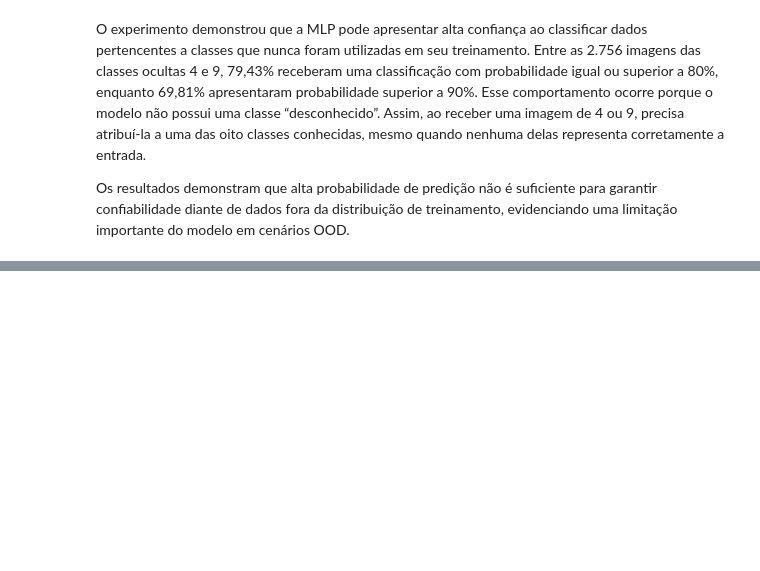
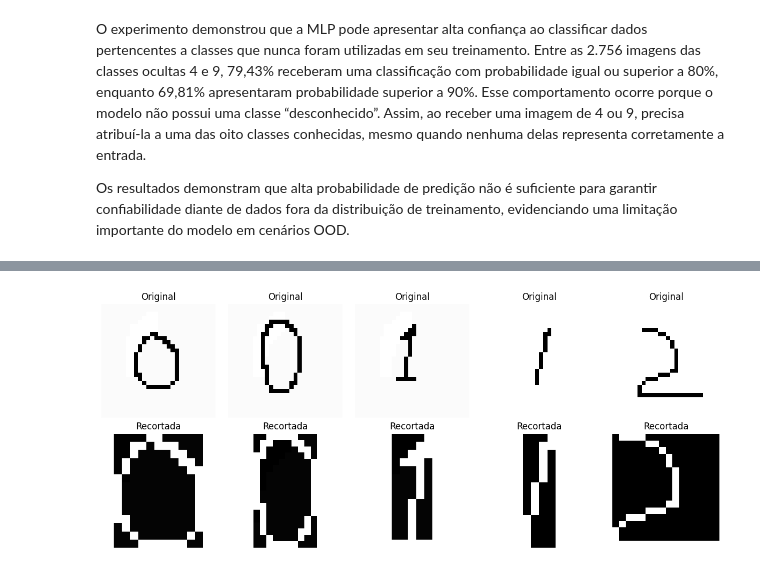
Before and after one commit to senapalm/classificador_de_digitos, a Jupyter notebook: classificador_de_digitos.ipynb, the cells around one changed output, grey strips where cells are left out. Saved outputs shown, nothing was run; the diff lists cells and outputs as text; code cells hidden in the pictures; blank space fills up the shorter version.

```diff
--- a/classificador_de_digitos.ipynb
+++ b/classificador_de_digitos.ipynb
@@ -1323,0 +1497,41 @@ Os resultados demonstram que alta probabilidade de predição não é suficiente
+# %%
+imagens_recortadas = []
+
+for imagem, (x, y, w, h) in zip(
+    imagens_invertidas,
+    bounding_boxes
+):
+
+    recorte = imagem[
+        y:y + h,
+        x:x + w
+    ]
+
+    imagens_recortadas.append(recorte)
+# %%
+quantidade = min(5, len(imagens_recortadas))
+
+plt.figure(figsize=(12, 5))
+
+for i in range(quantidade):
+
+    plt.subplot(2, quantidade, i + 1)
+    plt.imshow(
+        imagens_gray[i],
+        cmap="gray"
+    )
+    plt.title("Original")
+    plt.axis("off")
+
+    plt.subplot(2, quantidade, quantidade + i + 1)
+    plt.imshow(
+        imagens_recortadas[i],
+        cmap="gray"
+    )
+    plt.title("Recortada")
+    plt.axis("off")
+
+plt.tight_layout()
+plt.show()
+# %% [output]
+[figure, added]
```
Also changed, not shown: parts of 30 cells of this notebook.
